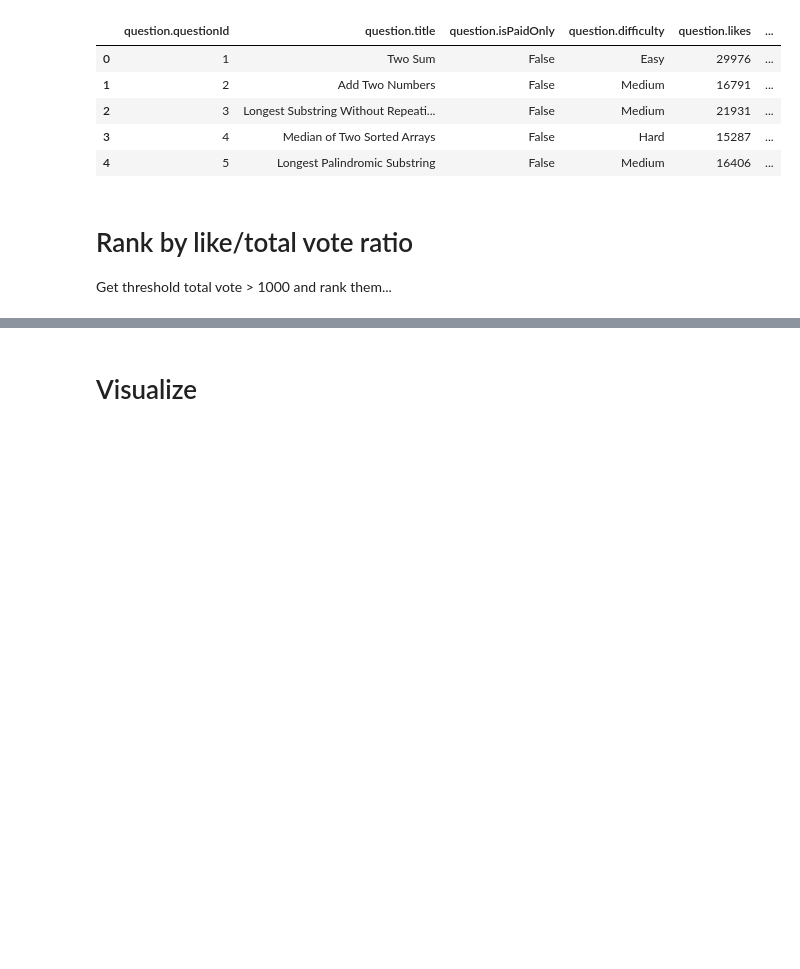
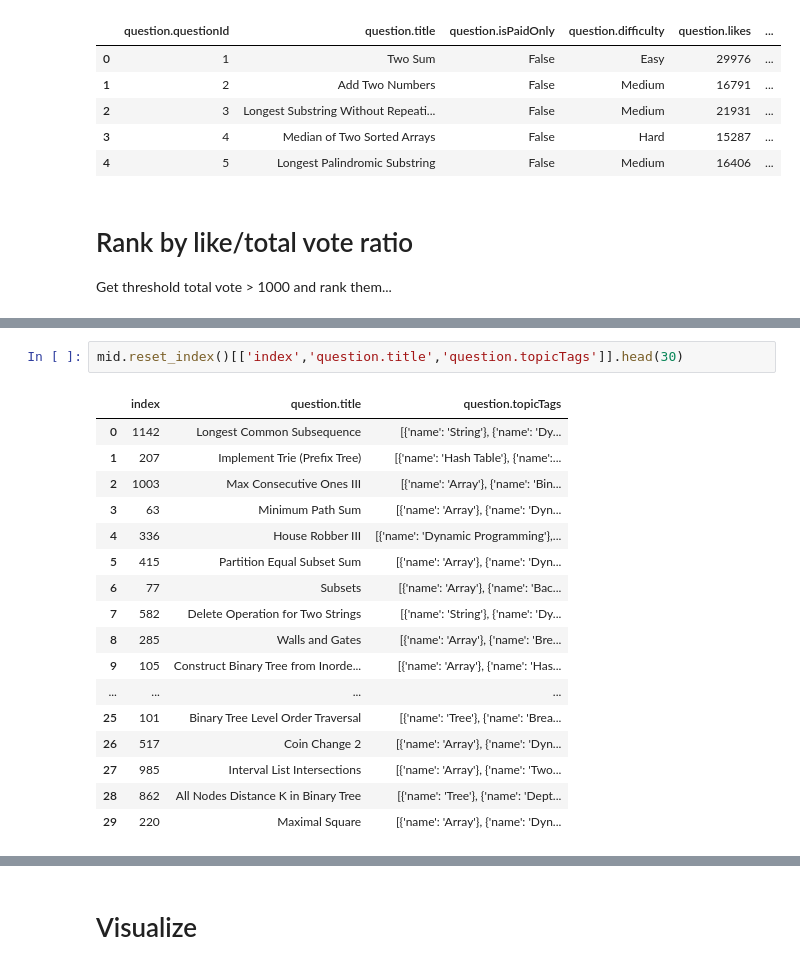
Before and after one commit to b-y-f/leetcode-problem-data-explore, a Jupyter notebook: Leetcode analysis.ipynb, the cells around one changed output, grey strips where cells are left out. Cells and saved outputs as stored; diff of their text form; blank space fills up the shorter version.

```diff
--- a/Leetcode analysis.ipynb
+++ b/Leetcode analysis.ipynb
@@ -46,0 +77,20 @@ lc['like ratio'] = lc['question.likes']/(lc['question.dislikes'] + lc['question.
+# %%
+mid.reset_index()[['index','question.title','question.topicTags']].head(30)
+# %% [output]
+|  | index | question.title | question.topicTags |
+| 0 | 1142 | Longest Common Subsequence | [{'name': 'String'}, {'name': 'Dy... |
+| 1 | 207 | Implement Trie (Prefix Tree) | [{'name': 'Hash Table'}, {'name':... |
+| 2 | 1003 | Max Consecutive Ones III | [{'name': 'Array'}, {'name': 'Bin... |
+| 3 | 63 | Minimum Path Sum | [{'name': 'Array'}, {'name': 'Dyn... |
+| 4 | 336 | House Robber III | [{'name': 'Dynamic Programming'},... |
+| 5 | 415 | Partition Equal Subset Sum | [{'name': 'Array'}, {'name': 'Dyn... |
+| 6 | 77 | Subsets | [{'name': 'Array'}, {'name': 'Bac... |
+| 7 | 582 | Delete Operation for Two Strings | [{'name': 'String'}, {'name': 'Dy... |
+| 8 | 285 | Walls and Gates | [{'name': 'Array'}, {'name': 'Bre... |
+| 9 | 105 | Construct Binary Tree from Inorde... | [{'name': 'Array'}, {'name': 'Has... |
+| ... | ... | ... | ... |
+| 25 | 101 | Binary Tree Level Order Traversal | [{'name': 'Tree'}, {'name': 'Brea... |
+| 26 | 517 | Coin Change 2 | [{'name': 'Array'}, {'name': 'Dyn... |
+| 27 | 985 | Interval List Intersections | [{'name': 'Array'}, {'name': 'Two... |
+| 28 | 862 | All Nodes Distance K in Binary Tree | [{'name': 'Tree'}, {'name': 'Dept... |
+| 29 | 220 | Maximal Square | [{'name': 'Array'}, {'name': 'Dyn... |
```
Also changed, not shown: parts of 6 cells of this notebook, 2 other files.
